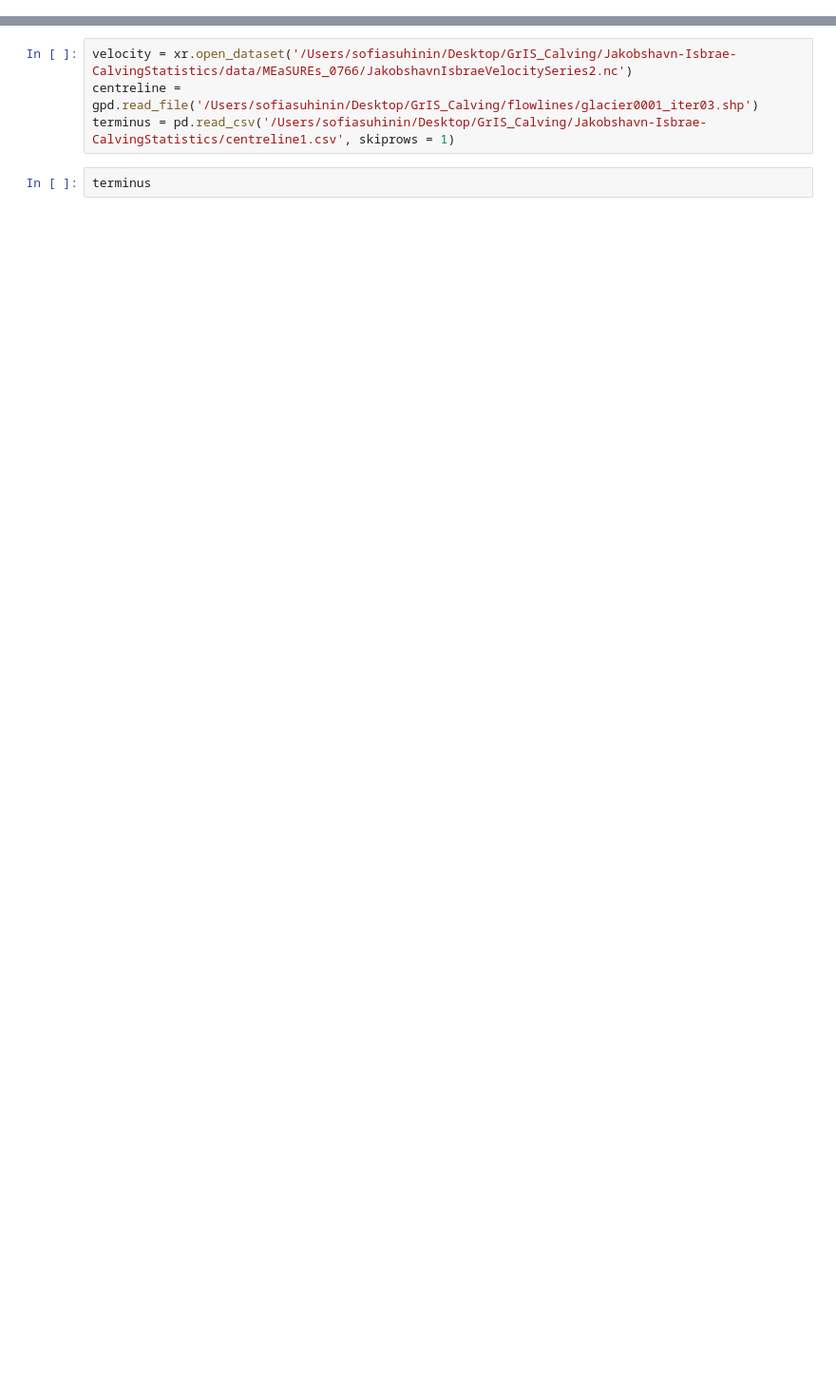
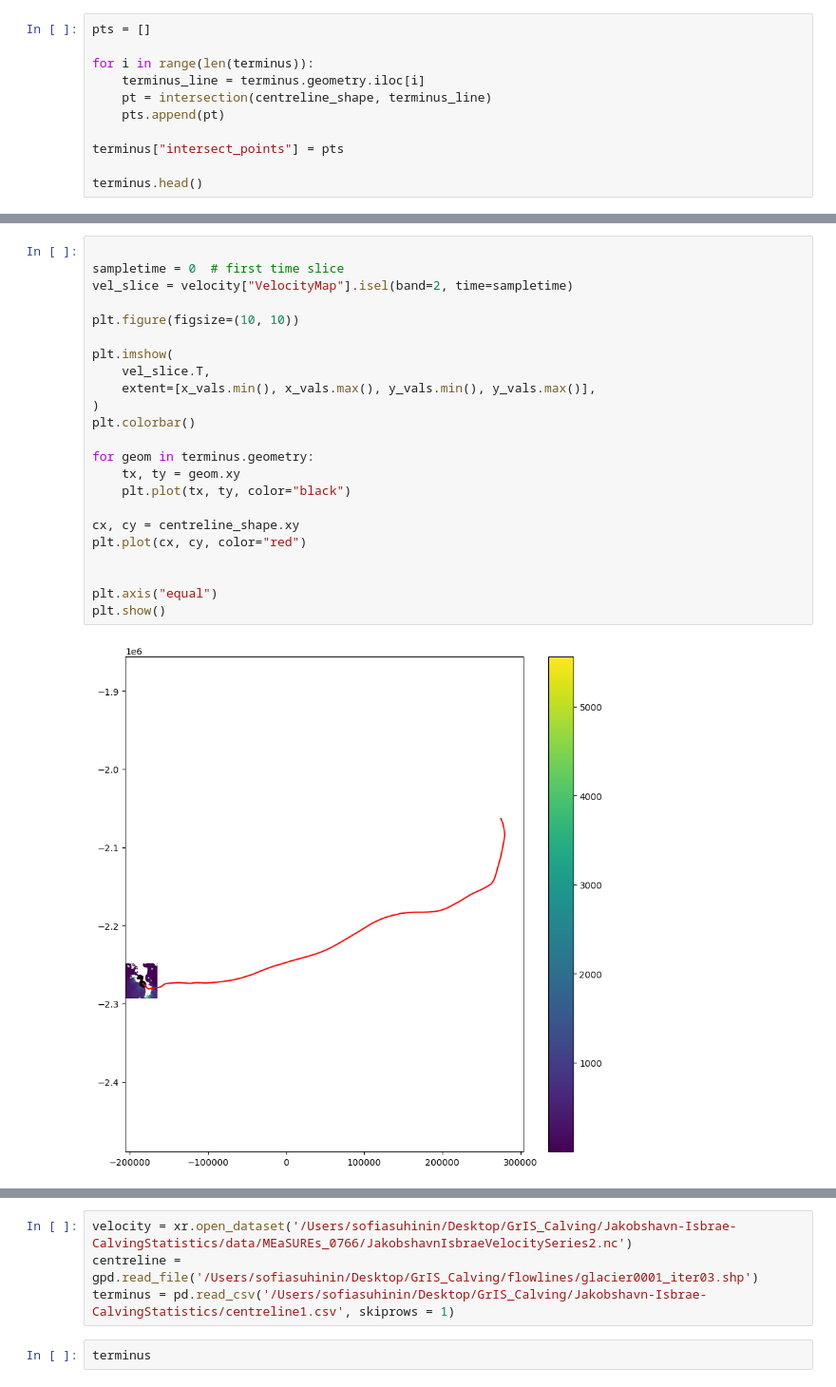
Before and after one commit to sofiasuhinin/Jakobshavn-Isbrae-CalvingStatistics, a Jupyter notebook: calvingseries.ipynb, the cells around one changed output, grey strips where cells are left out. Shown at 95% size. Saved outputs shown, nothing was run; the diff lists cells and outputs as text; blank space fills up the shorter version.

```diff
--- a/calvingseries.ipynb
+++ b/calvingseries.ipynb
@@ -28,0 +86,11 @@ import geopandas as gpd
+# %%
+pts = []
+
+for i in range(len(terminus)):
+    terminus_line = terminus.geometry.iloc[i]
+    pt = intersection(centreline_shape, terminus_line)
+    pts.append(pt)
+
+terminus["intersect_points"] = pts
+
+terminus.head()
@@ -28,0 +135,25 @@ import geopandas as gpd
+# %%
+
+sampletime = 0  # first time slice
+vel_slice = velocity["VelocityMap"].isel(band=2, time=sampletime)
+
+plt.figure(figsize=(10, 10))
+
+plt.imshow(
+    vel_slice.T,
+    extent=[x_vals.min(), x_vals.max(), y_vals.min(), y_vals.max()],
+)
+plt.colorbar()
+
+for geom in terminus.geometry:
+    tx, ty = geom.xy
+    plt.plot(tx, ty, color="black")
+
+cx, cy = centreline_shape.xy
+plt.plot(cx, cy, color="red")
+
+
+plt.axis("equal")
+plt.show()
+# %% [output]
+[figure, added]
```
Also changed, not shown: parts of 11 cells of this notebook, 1 other file.
